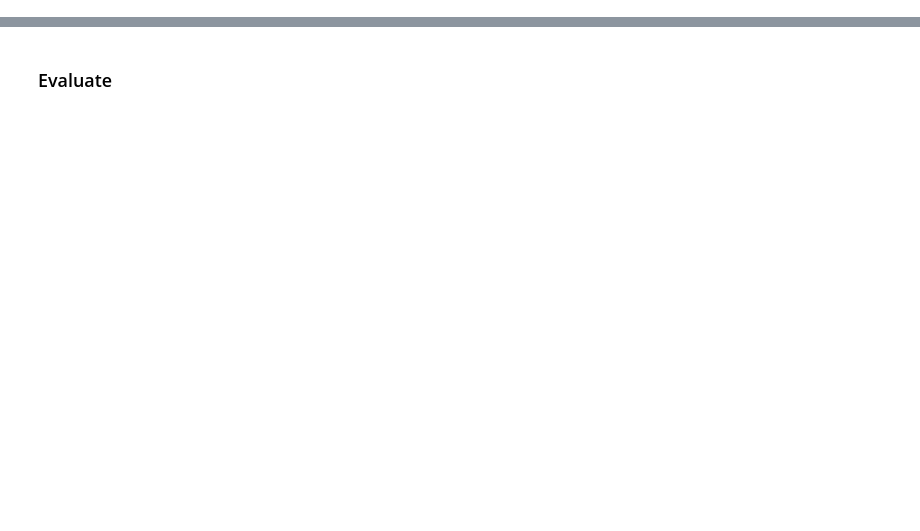
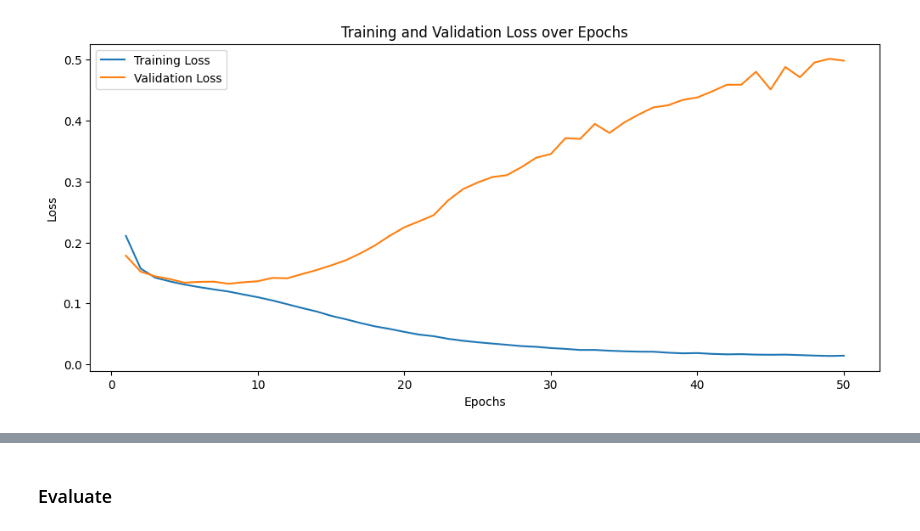
Before and after one commit to syeon0928/tagging-music-sequences, a Jupyter notebook: notebooks/test_sy.ipynb, the cells around one changed output, grey strips where cells are left out. Drawn from its saved outputs; the diff is of its cells as text; code cells hidden in the pictures; blank space fills up the shorter version.

```diff
--- a/notebooks/test_sy.ipynb
+++ b/notebooks/test_sy.ipynb
@@ -48 +43,17 @@ trainer_mel4.load_model('models/spec_fcn4_aug_20231122-2022.pth')
+# %%
+epochs = range(1, 51)  # Example epoch range from 1 to 10
+
+# Plotting
+plt.figure(figsize=(12, 5))
+
+plt.plot(epochs, trainer_mel5.history['train_loss'], label='Training Loss')
+plt.plot(epochs, trainer_mel5.history['val_loss'], label='Validation Loss')
+plt.title('Training and Validation Loss over Epochs')
+plt.xlabel('Epochs')
+plt.ylabel('Loss')
+plt.legend()
+
+plt.show()
+# %% [output]
+[figure, added]
 # %%
```
Also changed, not shown: parts of 6 cells of this notebook.
